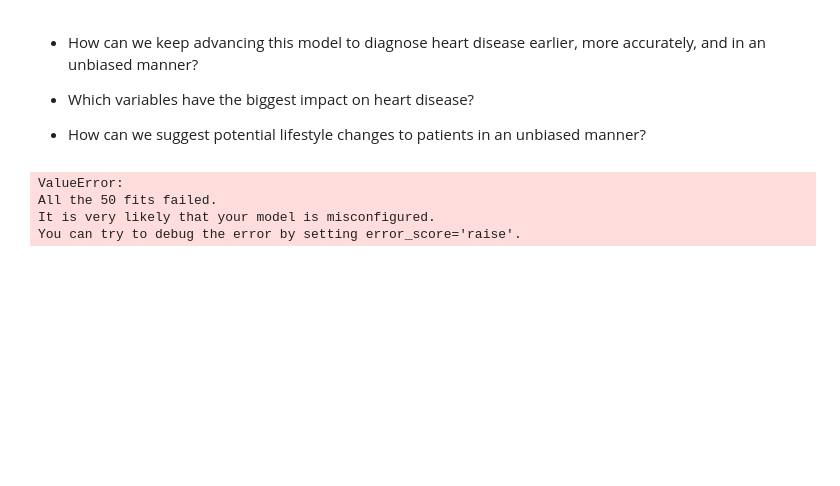
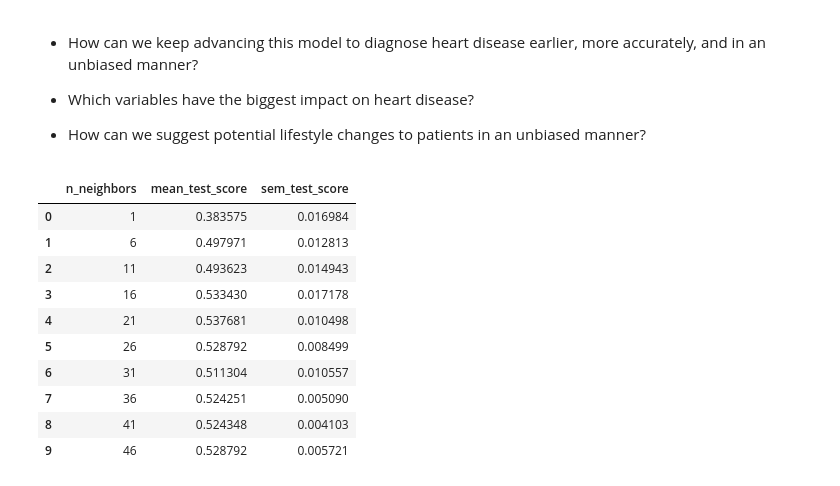
Before and after one commit to ChungYuEricson/dsci100, a Jupyter notebook: Group_Project.ipynb, the cells around one changed output. Saved outputs shown, nothing was run; the diff lists cells and outputs as text; code cells hidden in the pictures; blank space fills up the shorter version.

Commit message:
preprocessor fixed carl
heart_preprocessor = make_column_transformer(
    (StandardScaler(), ["age", "trestbps","chol","thalach"]),
)

```diff
--- a/Group_Project.ipynb
+++ b/Group_Project.ipynb
@@ -242,7 +242,7 @@ from sklearn.model_selection import GridSearchCV
 # %%
 #Simon's code
 heart_preprocessor = make_column_transformer(
-    (StandardScaler(), ["Smoothness", "Concavity"]),
+    (StandardScaler(), ["age", "trestbps","chol","thalach"]),
 )
 
 knn = KNeighborsClassifier()
@@ -251,36 +251,43 @@ X_train = heart_train[["age", "trestbps","chol","thalach"]]
 y_train = heart_train["num"]
 
 heart_tune_pipe = make_pipeline(heart_preprocessor, knn)
 param_grid = {
     "kneighborsclassifier__n_neighbors": range(1, 50, 5),
 }
 
 heart_tune_grid = GridSearchCV(
     estimator=heart_tune_pipe,
     param_grid=param_grid,
     cv=5
 )
 
 accuracies_grid = pd.DataFrame(
     heart_tune_grid.fit(
-        heart_train[["age", "trestbps","chol","thalach"]],     ##why is there an error here
-        heart_train["num"]
+        X_train,     ##why is there an error here
+        y_train
     ).cv_results_
 )
 
 accuracies_grid = (
     accuracies_grid[[
         "param_kneighborsclassifier__n_neighbors",
         "mean_test_score",
         "std_test_score"
     ]]
     .assign(sem_test_score=accuracies_grid["std_test_score"] / 10**(1/2))
     .rename(columns={"param_kneighborsclassifier__n_neighbors": "n_neighbors"})
     .drop(columns=["std_test_score"])
 )
 accuracies_grid
 # %% [output]
-ValueError:
-All the 50 fits failed.
-It is very likely that your model is misconfigured.
-You can try to debug the error by setting error_score='raise'.
+|  | n_neighbors | mean_test_score | sem_test_score |
+| 0 | 1 | 0.383575 | 0.016984 |
+| 1 | 6 | 0.497971 | 0.012813 |
+| 2 | 11 | 0.493623 | 0.014943 |
+| 3 | 16 | 0.533430 | 0.017178 |
+| 4 | 21 | 0.537681 | 0.010498 |
+| 5 | 26 | 0.528792 | 0.008499 |
+| 6 | 31 | 0.511304 | 0.010557 |
+| 7 | 36 | 0.524251 | 0.005090 |
+| 8 | 41 | 0.524348 | 0.004103 |
+| 9 | 46 | 0.528792 | 0.005721 |
```
Also changed, not shown: parts of 1 cell of this notebook.
